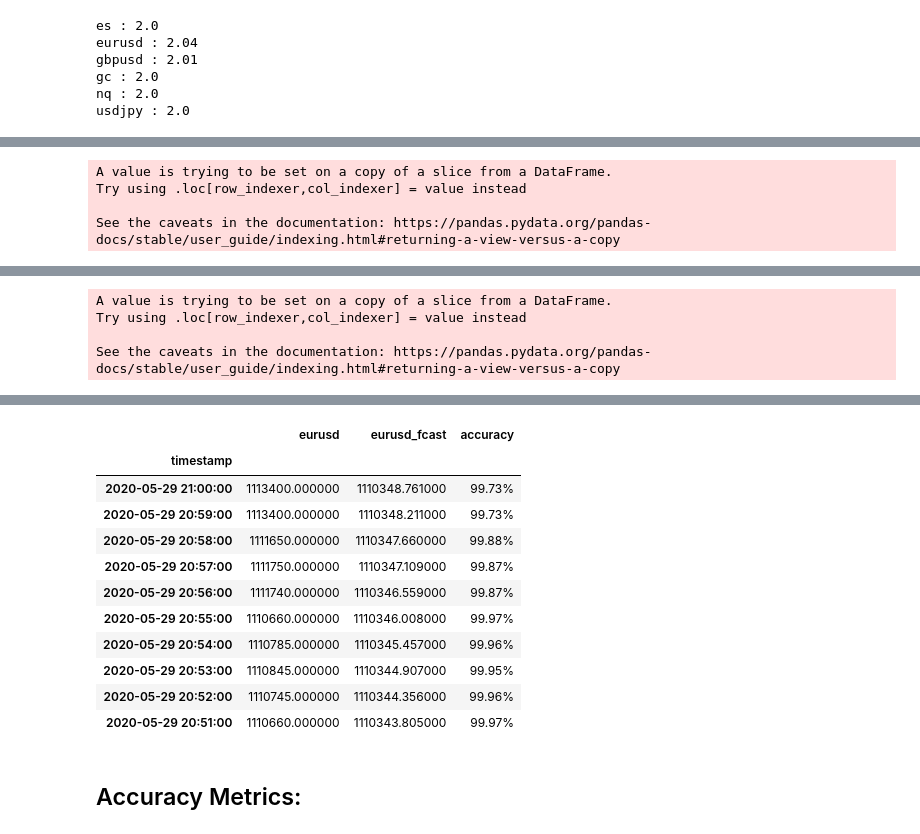
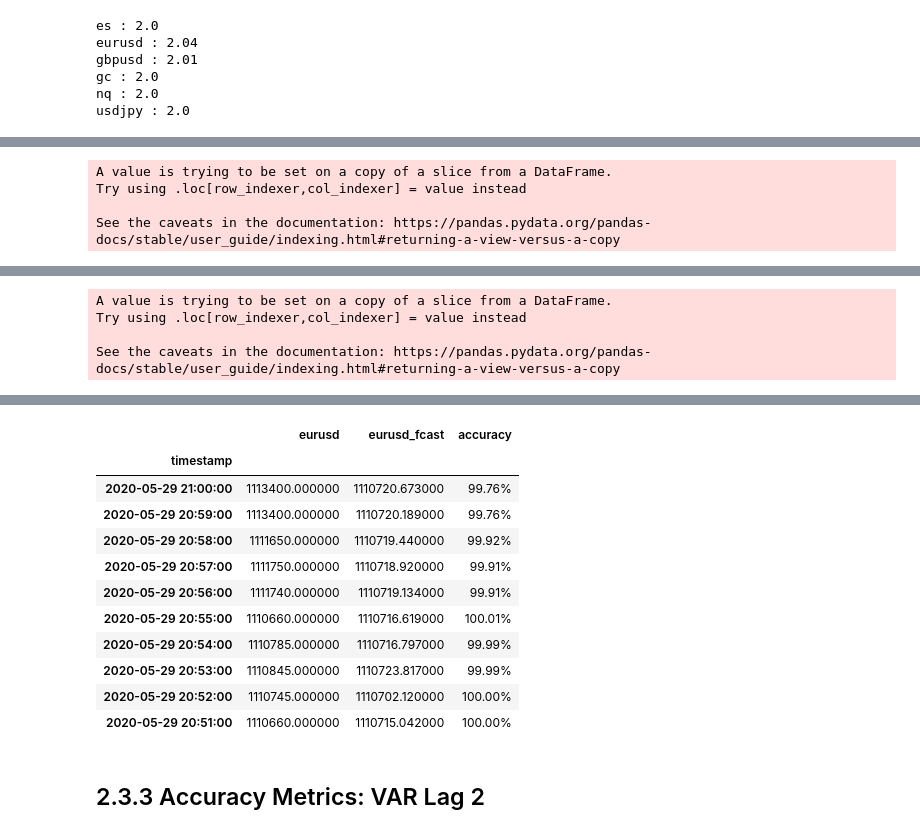
Before and after one commit to saritmaitra/Forex_VAR-VECM, a Jupyter notebook: AL_VAR__FORECAST.ipynb, the cells around one changed output, grey strips where cells are left out. Cells and saved outputs as stored; diff of their text form; code cells hidden in the pictures.

```diff
--- a/AL_VAR__FORECAST.ipynb
+++ b/AL_VAR__FORECAST.ipynb
@@ -452,7 +478,7 @@ usdjpy    0.044324 -0.030160 -0.033328 -0.041274  0.040041  1.000000
 Checking for Serial Correlation of Residuals (Errors) using Durbin Watson Statistic. If there is any correlation left in the residuals, then, there is some pattern in the time series that is still left to be explained by the model. In that case, the typical course of action is to either increase the order of the model or induce more predictors into the system or look for a different algorithm to model the time series. So, checking for serial correlation is to ensure that the model is sufficiently able to explain the variances and patterns in the time series.
 # %%
 from statsmodels.stats.stattools import durbin_watson
-out = durbin_watson(model.resid)
+out = durbin_watson(model_l_2.resid)
 
 for col, val in zip(train_var.columns, out):
     print((col), ':', round(val, 2))
@@ -509,10 +548,7 @@ EURUSD -> GBPUSD, USDJPY
 # %%
-#lag_order = res.k_ar
-#res.forecast(train_trans.values[-lag_order:], 30)
-
 pd.options.display.float_format = "{:.2f}".format
 # Get the lag order
-lag_order = model.k_ar
+lag_order = model_l_2.k_ar
 print(lag_order)
 
 # Input data for forecasting
@@ -526,5 +562,5 @@ print(input_data)
 # %%
-fc = model.forecast(y = input_data, steps = nobs)
+fc = model_l_2.forecast(y = input_data, steps = nobs)
 df_pred = DataFrame(fc, columns = train_var.columns + '_1d')
 print(df_pred)
 # %% [output]
@@ -576,13 +606,13 @@ print(z)
 # %%
 z.index = test_var.index
-concat = pd.concat([test_var, z], axis=1)
-concat = concat[['eurusd','eurusd_fcast','gbpusd','gbpusd_fcast','usdjpy','usdjpy_fcast',
+lag2 = pd.concat([test_var, z], axis=1)
+lag2 = lag2[['eurusd','eurusd_fcast','gbpusd','gbpusd_fcast','usdjpy','usdjpy_fcast',
                  'es','es_fcast','gc','gc_fcast','nq','nq_fcast']]
-concat = concat.sort_values(by='timestamp', ascending=False)
+lag2 = lag2.sort_values(by='timestamp', ascending=False)
 def highlight_cols(s):
     color = 'yellow'
     return 'background-color: %s' % color
-concat.style.applymap(highlight_cols, subset=pd.IndexSlice[:, ['eurusd_fcast','gbpusd_fcast','usdjpy_fcast',
+lag2.style.applymap(highlight_cols, subset=pd.IndexSlice[:, ['eurusd_fcast','gbpusd_fcast','usdjpy_fcast',
                                                                'nq_fcast','es_fcast','gc_fcast']])
 # %% [output]
 [interactive output not drawn]
@@ -621,39 +645,39 @@ concat.style.applymap(highlight_cols, subset=pd.IndexSlice[:, ['eurusd_fcast','g
 # %%
 # EURUSD forcast validation
-m = concat[['eurusd', 'eurusd_fcast']]
+m = lag2[['eurusd', 'eurusd_fcast']]
 m['accuracy'] = round(m.apply(lambda row: row.eurusd_fcast /
                                             row.eurusd *100, axis = 1),2)
 m['accuracy'] = pd.Series(["{0:.2f}%".format(val) for val in m['accuracy']],
                                      index = m.index)
 m = m.round(decimals=3)
 m = m.head(10)
 def highlight_cols(s):
     color = 'yellow'
     return 'background-color: %s' % color
 m.style.applymap(highlight_cols, subset=pd.IndexSlice[:, ['eurusd_fcast']])
 # %% [output]
 A value is trying to be set on a copy of a slice from a DataFrame.
 Try using .loc[row_indexer,col_indexer] = value instead
 
 See the caveats in the documentation: https://pandas.pydata.org/pandas-docs/stable/user_guide/indexing.html#returning-a-view-versus-a-copy
 [interactive output not drawn]
 A value is trying to be set on a copy of a slice from a DataFrame.
 Try using .loc[row_indexer,col_indexer] = value instead
 
 See the caveats in the documentation: https://pandas.pydata.org/pandas-docs/stable/user_guide/indexing.html#returning-a-view-versus-a-copy
 [interactive output not drawn]
 |  | eurusd | eurusd_fcast | accuracy |
 | timestamp |  |  |  |
-| 2020-05-29 21:00:00 | 1113400.000000 | 1110348.761000 | 99.73% |
-| 2020-05-29 20:59:00 | 1113400.000000 | 1110348.211000 | 99.73% |
-| 2020-05-29 20:58:00 | 1111650.000000 | 1110347.660000 | 99.88% |
-| 2020-05-29 20:57:00 | 1111750.000000 | 1110347.109000 | 99.87% |
-| 2020-05-29 20:56:00 | 1111740.000000 | 1110346.559000 | 99.87% |
-| 2020-05-29 20:55:00 | 1110660.000000 | 1110346.008000 | 99.97% |
-| 2020-05-29 20:54:00 | 1110785.000000 | 1110345.457000 | 99.96% |
-| 2020-05-29 20:53:00 | 1110845.000000 | 1110344.907000 | 99.95% |
-| 2020-05-29 20:52:00 | 1110745.000000 | 1110344.356000 | 99.96% |
-| 2020-05-29 20:51:00 | 1110660.000000 | 1110343.805000 | 99.97% |
+| 2020-05-29 21:00:00 | 1113400.000000 | 1110720.673000 | 99.76% |
+| 2020-05-29 20:59:00 | 1113400.000000 | 1110720.189000 | 99.76% |
+| 2020-05-29 20:58:00 | 1111650.000000 | 1110719.440000 | 99.92% |
+| 2020-05-29 20:57:00 | 1111750.000000 | 1110718.920000 | 99.91% |
+| 2020-05-29 20:56:00 | 1111740.000000 | 1110719.134000 | 99.91% |
+| 2020-05-29 20:55:00 | 1110660.000000 | 1110716.619000 | 100.01% |
+| 2020-05-29 20:54:00 | 1110785.000000 | 1110716.797000 | 99.99% |
+| 2020-05-29 20:53:00 | 1110845.000000 | 1110723.817000 | 99.99% |
+| 2020-05-29 20:52:00 | 1110745.000000 | 1110702.120000 | 100.00% |
+| 2020-05-29 20:51:00 | 1110660.000000 | 1110715.042000 | 100.00% |
 # %% [markdown]
-## Accuracy Metrics:
+## 2.3.3 Accuracy Metrics: VAR Lag 2
 # %%
```
Also changed, not shown: parts of 48 cells of this notebook.
